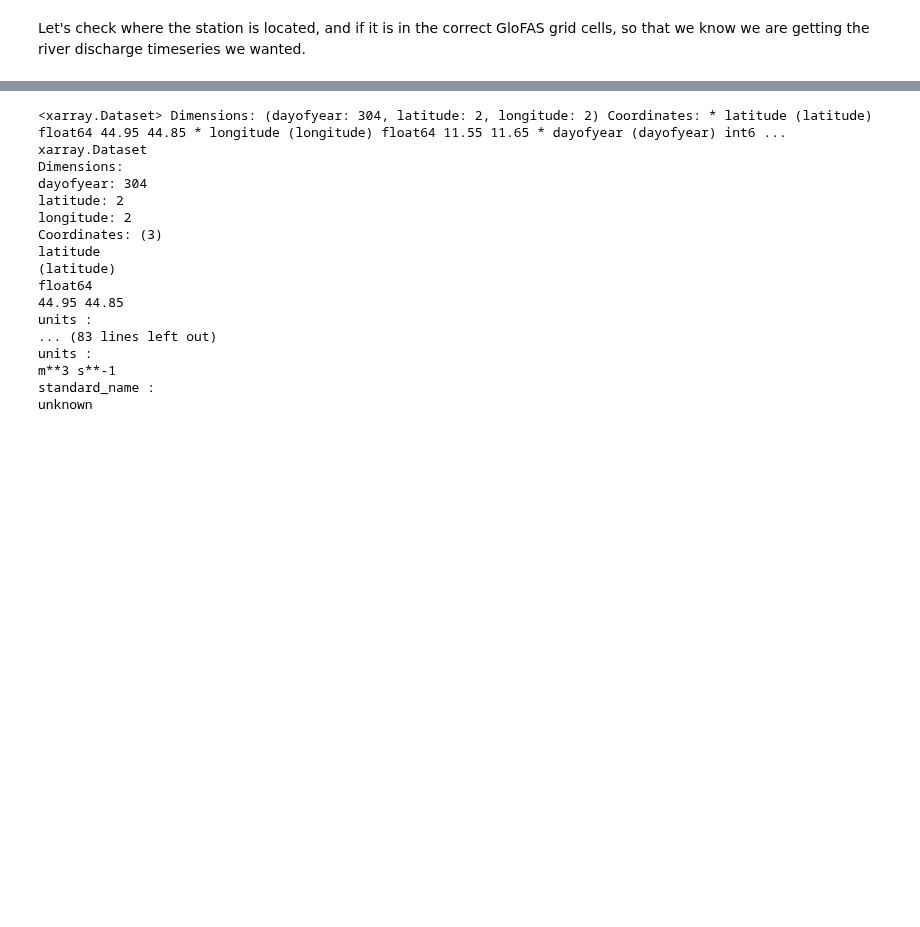
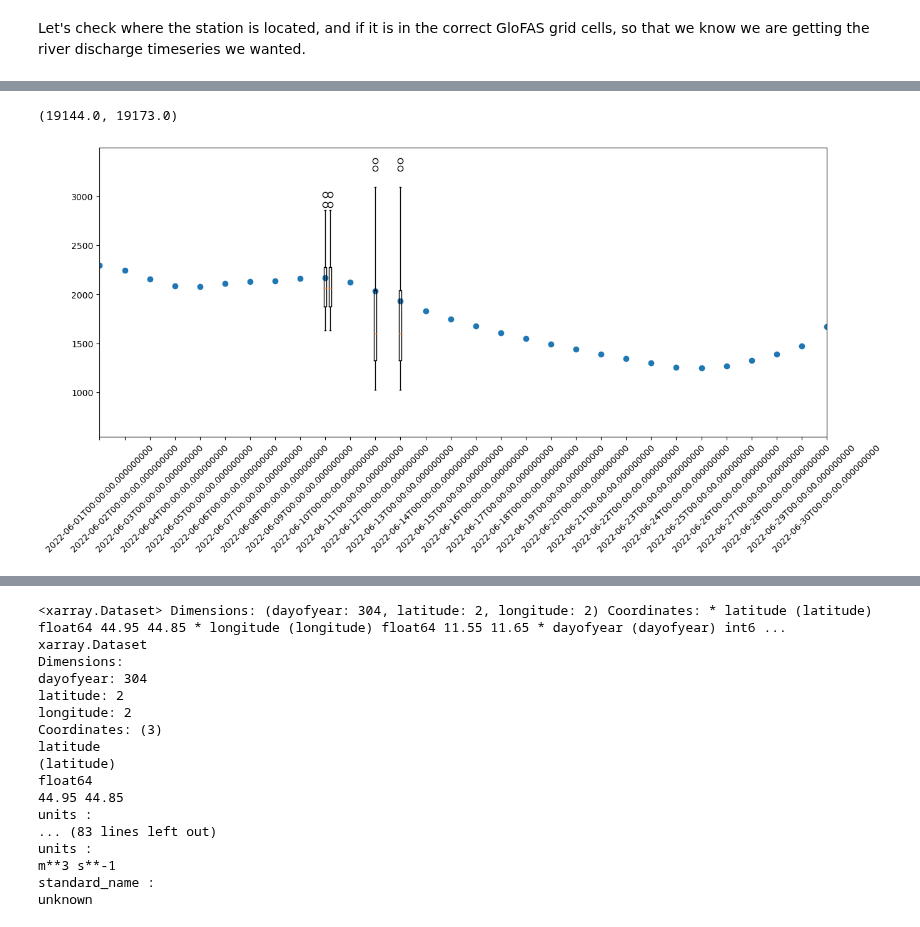
Before and after one commit to iacopoff/climetlab-cems-flood, a Jupyter notebook: docs/source/tutorial/tutorial - Po river summer 2022.ipynb, the cells around one changed output, grey strips where cells are left out. Drawn from its saved outputs; the diff is of its cells as text; code cells hidden in the pictures; blank space fills up the shorter version.

```diff
--- a/docs/source/tutorial/tutorial - Po river summer 2022.ipynb
+++ b/docs/source/tutorial/tutorial - Po river summer 2022.ipynb
@@ -74,0 +176,21 @@ cl = climatology_2000_2021.to_xarray()
+# %%
+dx = df3[df3.forecast_reference_time == "2022-06-01"].drop(["realization", "forecast_reference_time"], axis=1)
+# %%
+dxg= dx.groupby("time")
+import numpy as np
+from matplotlib.dates import num2date, date2num
+# %%
+ex = np.stack([dx.loc[dxg.groups["2022-06-15"]]['dis24'].values, dx.loc[dxg.groups["2022-06-30"]]['dis24'].values]).T
+# %%
+fig, ax = plt.subplots(1,figsize=(15,6))
+ax.boxplot(ex, positions=[19153,19155], widths=0.1)
+ax.boxplot(ex, positions=[19153.2,19156], widths=0.1)
+x_date = pd.date_range("2022-06-01","2022-06-30",freq="D")
+x_date = pd.to_datetime(x_date,"%Y-%m-%d")
+ax.set_xticks(x_date)
+ax.set_xticklabels(x_date.values, rotation=45)
+ax.scatter([date2num(i) for i in dfwb.time],dfwb.dis24)
+ax.set_xlim([x_date[0], x_date[-1]])
+# %% [output]
+(19144.0, 19173.0)
+[figure, added]
```
Also changed, not shown: parts of 64 cells of this notebook, 1 other file.
